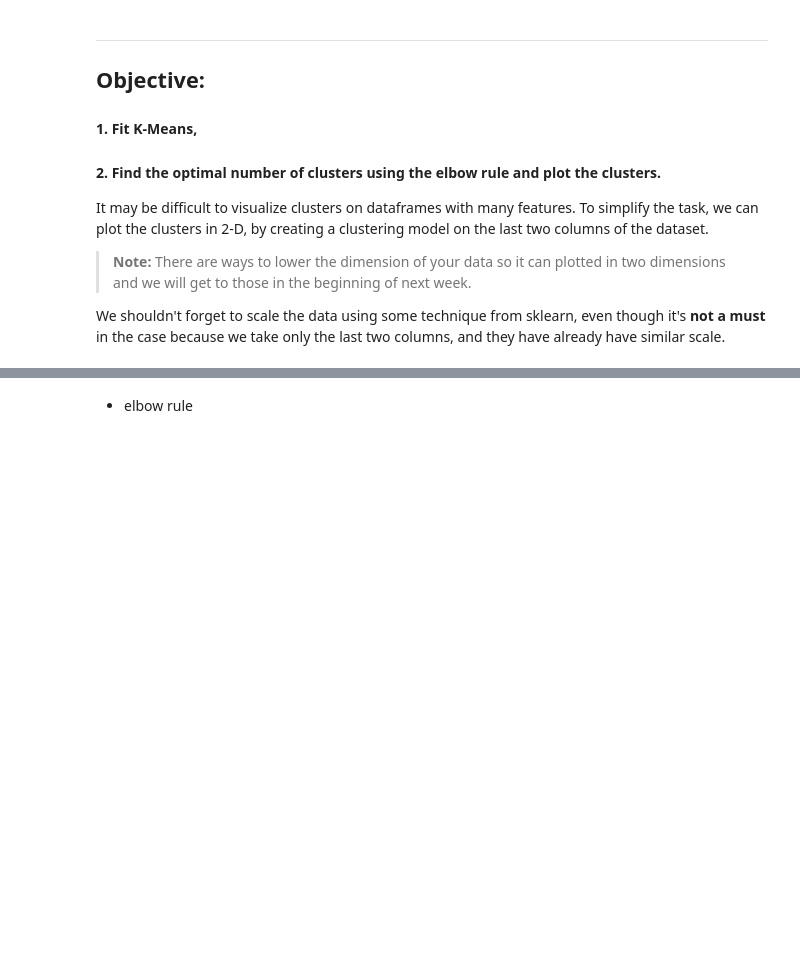
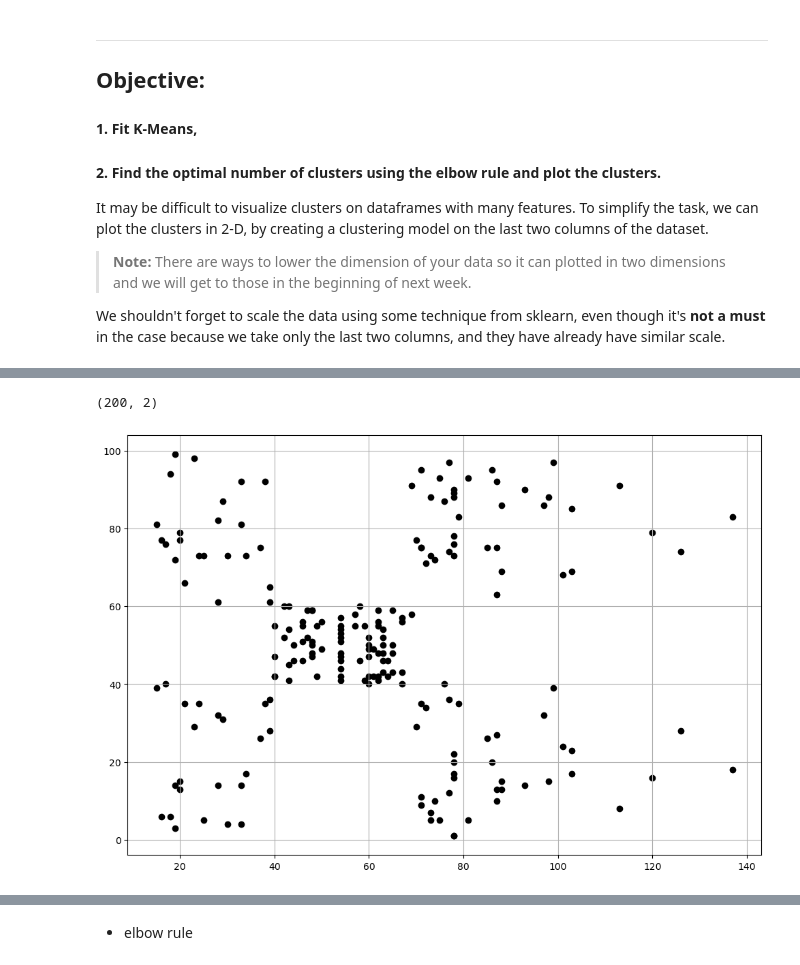
Before and after one commit to thonglamhai/unsupervised-learning, a Jupyter notebook: Centroid_Models - Challenge.ipynb, the cells around one changed output, grey strips where cells are left out. Cells and saved outputs as stored; diff of their text form; code cells hidden in the pictures; blank space fills up the shorter version.

```diff
--- a/Centroid_Models - Challenge.ipynb
+++ b/Centroid_Models - Challenge.ipynb
@@ -32,3 +83,7 @@ It may be difficult to visualize clusters on dataframes with many features. To s
 > **Note:** There are ways to lower the dimension of your data so it can plotted in two dimensions and we will get to those in the beginning of next week.
 
 We shouldn't forget to scale the data using some technique from sklearn, even though it's **not a must** in the case because we take only the last two columns, and they have already have similar scale.
+# %%
+X = df[['Annual Income (k$)', 'Spending Score (1-100)']]
+# %%
+X = X.to_numpy()
@@ -34,0 +110,14 @@ We shouldn't forget to scale the data using some technique from sklearn, even th
+# %%
+print(X.shape)
+# %% [output]
+(200, 2)
+# %%
+#Visualize the data
+plt.scatter(X[:,0],
+            X[:,1],
+            c='black',
+            marker='o')
+plt.grid()
+plt.show()
+# %% [output]
+[figure, added]
```
Also changed, not shown: parts of 15 cells of this notebook, 5 other files.
